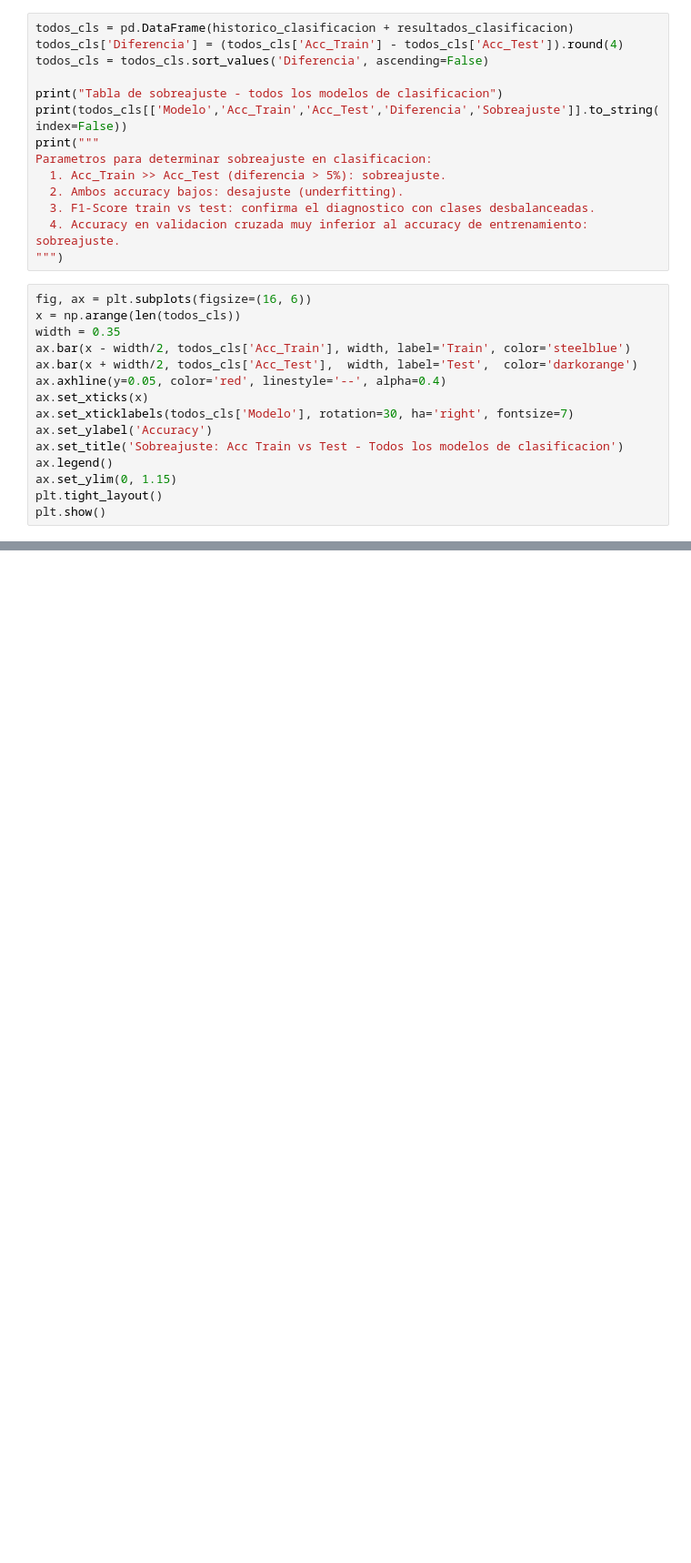
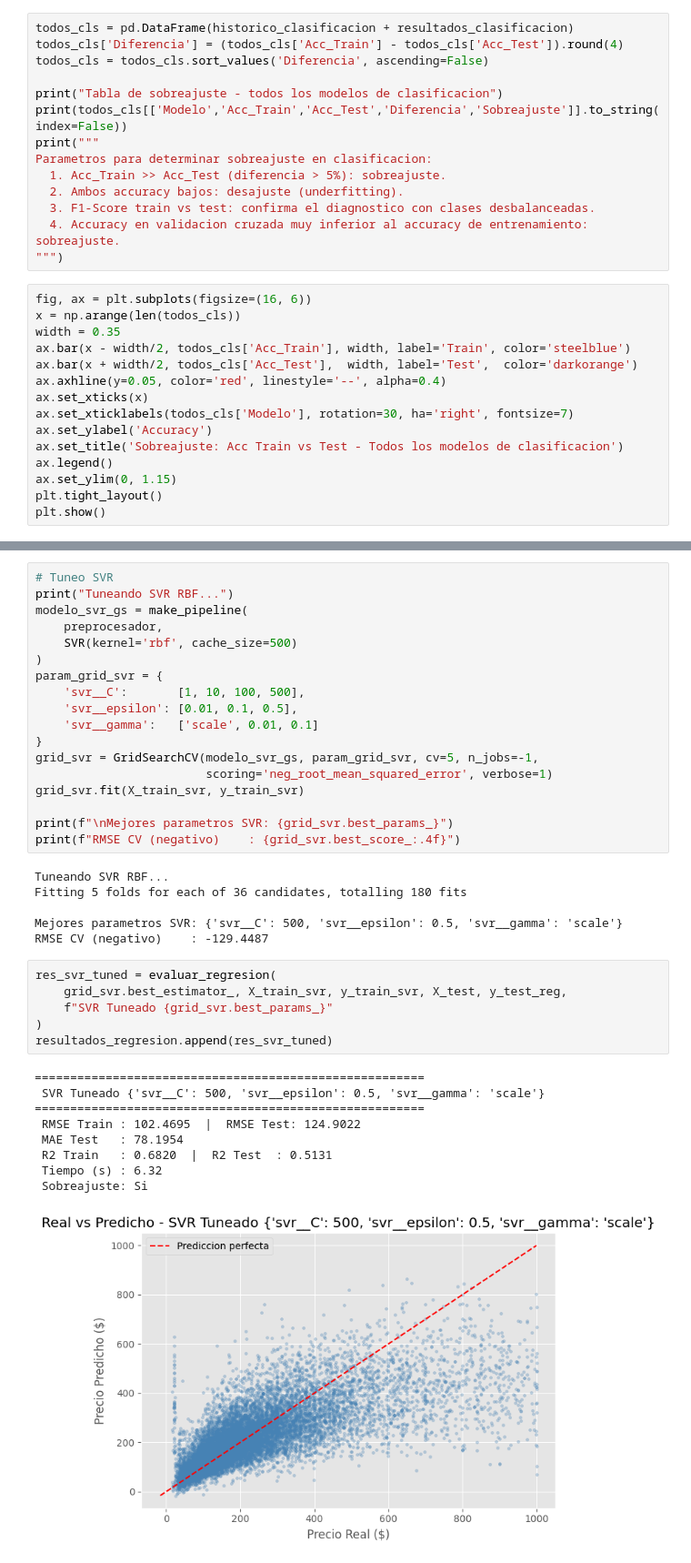
Before and after one commit to miafuentes30/CC3074-Laboratorio8, a Jupyter notebook: lab8.ipynb, the cells around one changed output, grey strips where cells are left out. Shown at 91% size. Drawn from its saved outputs; the diff is of its cells as text; blank space fills up the shorter version.

```diff
--- a/lab8.ipynb
+++ b/lab8.ipynb
@@ -805,0 +911,40 @@ plt.show()
+# %%
+# Tuneo SVR
+print("Tuneando SVR RBF...")
+modelo_svr_gs = make_pipeline(
+    preprocesador,
+    SVR(kernel='rbf', cache_size=500)
+)
+param_grid_svr = {
+    'svr__C':       [1, 10, 100, 500],
+    'svr__epsilon': [0.01, 0.1, 0.5],
+    'svr__gamma':   ['scale', 0.01, 0.1]
+}
+grid_svr = GridSearchCV(modelo_svr_gs, param_grid_svr, cv=5, n_jobs=-1,
+                        scoring='neg_root_mean_squared_error', verbose=1)
+grid_svr.fit(X_train_svr, y_train_svr)
+
+print(f"\nMejores parametros SVR: {grid_svr.best_params_}")
+print(f"RMSE CV (negativo)    : {grid_svr.best_score_:.4f}")
+# %% [output]
+Tuneando SVR RBF...
+Fitting 5 folds for each of 36 candidates, totalling 180 fits
+
+Mejores parametros SVR: {'svr__C': 500, 'svr__epsilon': 0.5, 'svr__gamma': 'scale'}
+RMSE CV (negativo)    : -129.4487
+# %%
+res_svr_tuned = evaluar_regresion(
+    grid_svr.best_estimator_, X_train_svr, y_train_svr, X_test, y_test_reg,
+    f"SVR Tuneado {grid_svr.best_params_}"
+)
+resultados_regresion.append(res_svr_tuned)
+# %% [output]
+=======================================================
+ SVR Tuneado {'svr__C': 500, 'svr__epsilon': 0.5, 'svr__gamma': 'scale'}
+=======================================================
+ RMSE Train : 102.4695  |  RMSE Test: 124.9022
+ MAE Test   : 78.1954
+ R2 Train   : 0.6820  |  R2 Test  : 0.5131
+ Tiempo (s) : 6.32
+ Sobreajuste: Si
+[figure, added]
```
Also changed, not shown: parts of 5 cells of this notebook.
